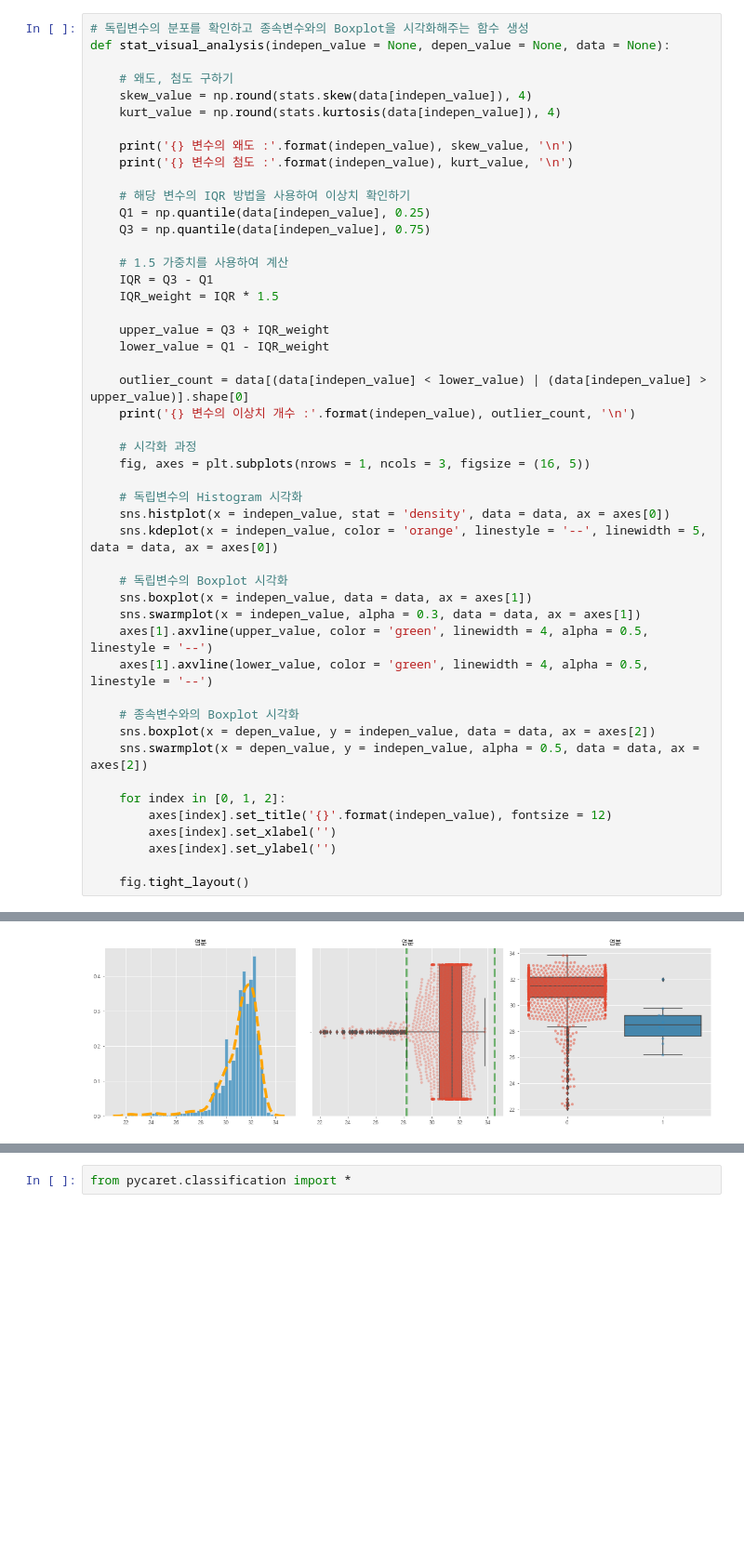
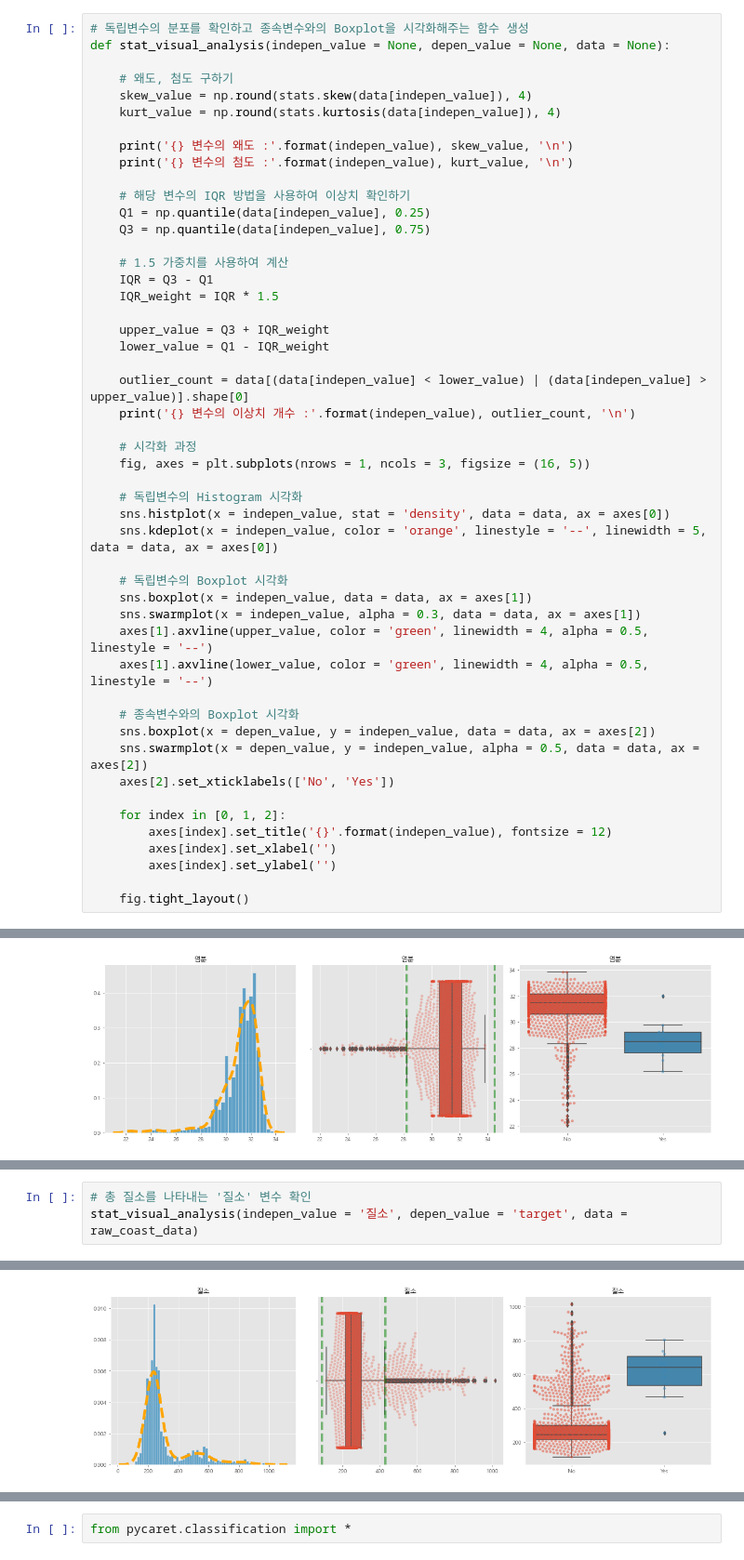
Before and after one commit to Koo-BM/DACON-JOISS, a Jupyter notebook: Python Code/Untitled.ipynb, the cells around one changed output, grey strips where cells are left out. Shown at 93% size. Saved outputs shown, nothing was run; the diff lists cells and outputs as text; blank space fills up the shorter version.

```diff
--- a/Python Code/Untitled.ipynb
+++ b/Python Code/Untitled.ipynb
@@ -160,6 +170,7 @@ def stat_visual_analysis(indepen_value = None, depen_value = None, data = None):
     # 종속변수와의 Boxplot 시각화
     sns.boxplot(x = depen_value, y = indepen_value, data = data, ax = axes[2])
     sns.swarmplot(x = depen_value, y = indepen_value, alpha = 0.5, data = data, ax = axes[2])
+    axes[2].set_xticklabels(['No', 'Yes'])
 
     for index in [0, 1, 2]:
         axes[index].set_title('{}'.format(indepen_value), fontsize = 12)
@@ -211,0 +249,4 @@ raw_coast_data.head()
+# %%
+# 총 질소를 나타내는 '질소' 변수 확인
+stat_visual_analysis(indepen_value = '질소', depen_value = 'target', data = raw_coast_data)
+# %% [output]
@@ -211,0 +258 @@ raw_coast_data.head()
+[figure, added]
```
Also changed, not shown: parts of 92 cells of this notebook, 1 other file.
